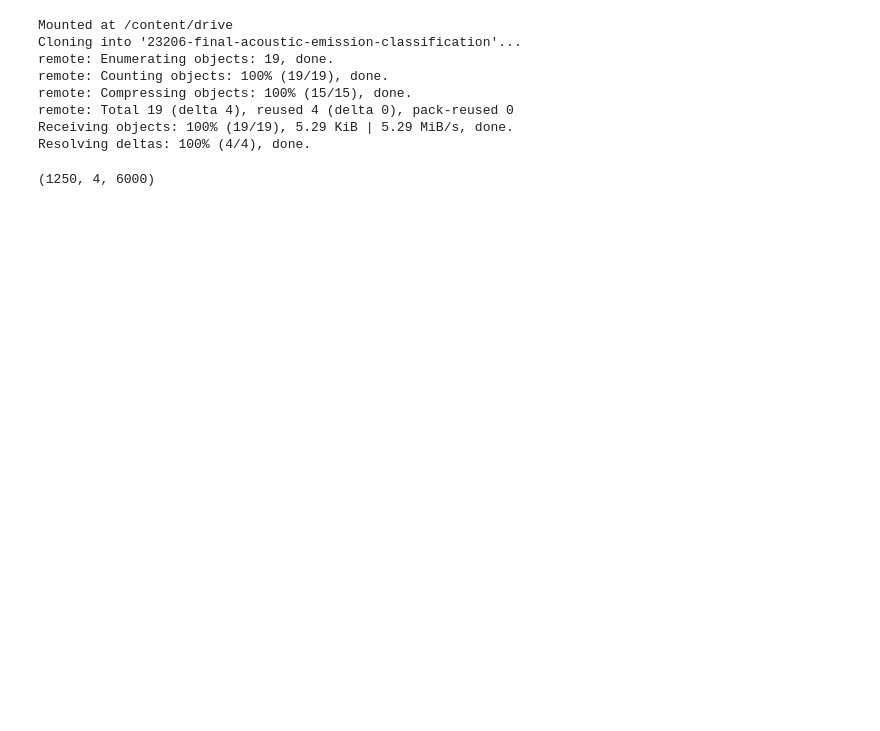
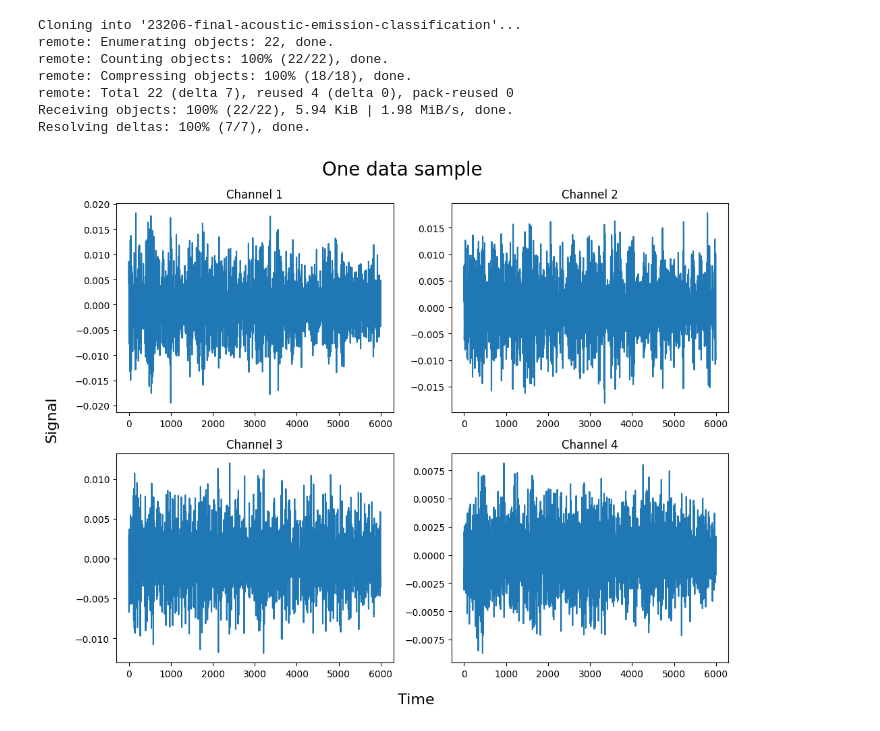
Before and after one commit to Strojove-uceni/23206-final-acoustic-emission-classification, a Jupyter notebook: AE_classificatio_demo.ipynb, the cells around one changed output. Cells and saved outputs as stored; diff of their text form; code cells hidden in the pictures; blank space fills up the shorter version.

Commit message:
Vytvořeno pomocí služby Colaboratory

```diff
--- a/AE_classificatio_demo.ipynb
+++ b/AE_classificatio_demo.ipynb
@@ -27,17 +44,14 @@ from pytorch_lightning.utilities.model_summary import ModelSummary
 from torch import argmax
 from sklearn.preprocessing import StandardScaler
 # %%
-from google.colab import drive
-drive.mount('/content/drive')
-
+#Connecting git repository
 !git clone https://github.com/Strojove-uceni/23206-final-acoustic-emission-classification.git
 # %% [output]
-Mounted at /content/drive
 Cloning into '23206-final-acoustic-emission-classification'...
-remote: Enumerating objects: 19, done.
-remote: Counting objects: 100% (19/19), done.
-remote: Compressing objects: 100% (15/15), done.
-remote: Total 19 (delta 4), reused 4 (delta 0), pack-reused 0
-Receiving objects: 100% (19/19), 5.29 KiB | 5.29 MiB/s, done.
-Resolving deltas: 100% (4/4), done.
+remote: Enumerating objects: 22, done.
+remote: Counting objects: 100% (22/22), done.
+remote: Compressing objects: 100% (18/18), done.
+remote: Total 22 (delta 7), reused 4 (delta 0), pack-reused 0
+Receiving objects: 100% (22/22), 5.94 KiB | 1.98 MiB/s, done.
+Resolving deltas: 100% (7/7), done.
 # %%
@@ -47,7 +62,30 @@ with open(path, 'rb') as pickle_file:
 X_test = loaded_data['X_test']
 X_test = np.moveaxis(X_test,1,2)
 y_test = loaded_data['y_test']
-# %%
-X_test.shape
-# %% [output]
-(1250, 4, 6000)
+# %%
+# @title Data Visualisation
+fig, axs = plt.subplots(2, 2, figsize=(10, 8))
+
+axs[0, 0].plot(X_test[0, 0, :])
+axs[0, 0].set_title('Channel 1')
+
+axs[0, 1].plot(X_test[0, 1, :])
+axs[0, 1].set_title('Channel 2')
+
+axs[1, 0].plot(X_test[0, 2, :])
+axs[1, 0].set_title('Channel 3')
+
+axs[1, 1].plot(X_test[0, 3, :])
+axs[1, 1].set_title('Channel 4')
+
+fig.text(0.52, -0.02, 'Time', ha='center', va='center', size = 16)
+fig.text(-0.02, 0.5, 'Signal', ha='center', va='center', rotation='vertical', size = 16)
+
+fig.suptitle('One data sample', fontsize=20)
+# Adjust layout to prevent overlap of titles and labels
+plt.tight_layout()
+
+# Show the plot
+plt.show()
+# %% [output]
+[figure, added]
```
Also changed, not shown: parts of 3 cells of this notebook.
